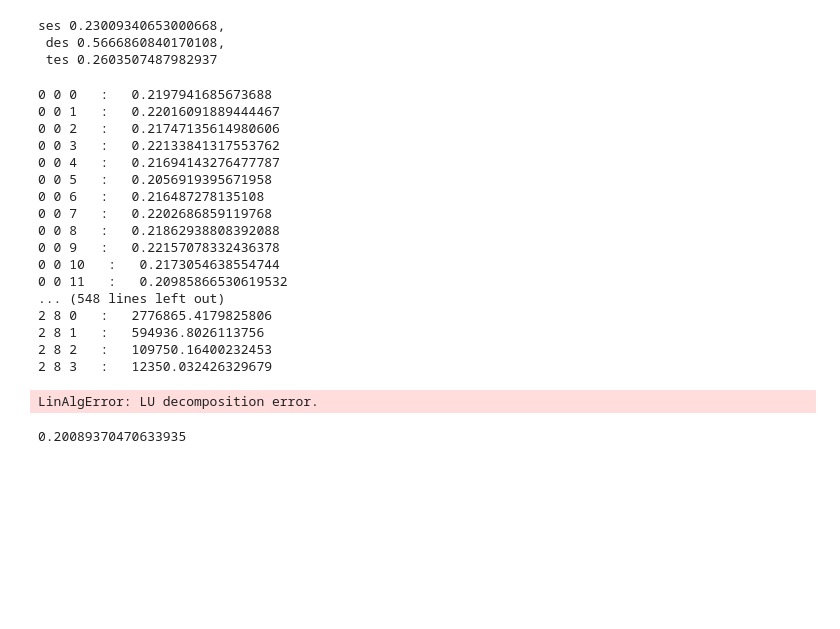
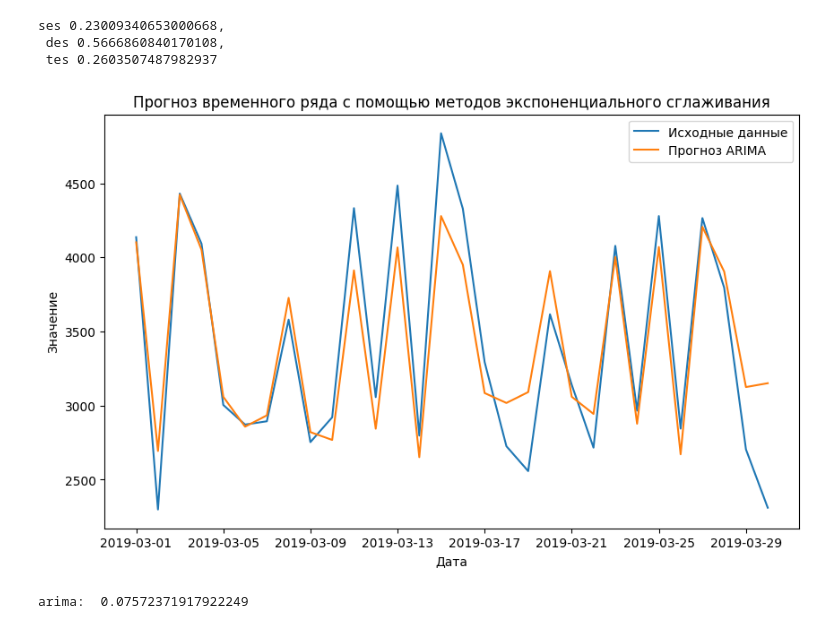
Before and after one commit to Alekbs/art, a Jupyter notebook: task/art.ipynb, the cells around one changed output. Cells and saved outputs as stored; diff of their text form; code cells hidden in the pictures; blank space fills up the shorter version.

```diff
--- a/task/art.ipynb
+++ b/task/art.ipynb
@@ -173,66 +173,40 @@ import warnings
 warnings.filterwarnings("ignore")
 # %%
 from statsmodels.tsa.arima.model import ARIMA
-rm = []
-for i in range(20):
-    for b in range(10):
-        for c in range(20):
-            train = aggregated_data.copy()[:-30]
-            test = aggregated_data.copy()[:30]
-            model=ARIMA(train,order=(i,b,c))
-            model=model.fit()
-            model.summary()
-            start=len(train)
-            end=len(train)+len(test) -1
-            pred=model.predict(start=start,end=end,typ='levels').rename('ARIMA Predictions')
-            a = test.mean()
-            rmse=sqrt(mean_squared_error(pred,aggregated_data[-30:]))
-            rm.append([i, b, c, rmse / a])
-            print(i, b, c, "  :  ", rmse / a)
+
+train = aggregated_data.copy()[:-30]
+test = aggregated_data.copy()[:30]
+model=ARIMA(train,order=(12,0,7))
+model=model.fit()
+model.summary()
+start=len(train)
+end=len(train)+len(test) -1
+pred=model.predict(start=start,end=end,typ='levels').rename('ARIMA Predictions')
 
 
-
-"""# Создание объекта Figure и осей для графика
+# Создание объекта Figure и осей для графика
 fig, ax = plt.subplots(figsize=(10, 6))
 
 # Отображение исходных данных временного ряда
 ax.plot(aggregated_data[-30:].index, aggregated_data[-30:].values, label='Исходные данные')
 
 ax.plot(pred, label='Прогноз ARIMA')
-
 
 # Настройка осей и легенды
 ax.set_xlabel('Дата')
 ax.set_ylabel('Значение')
 ax.set_title('Прогноз временного ряда с помощью методов экспоненциального сглаживания')
 ax.legend()
 
 # Отображение графика
-plt.show()"""
+plt.show()
 # %% [output]
-0 0 0   :   0.2197941685673688
-0 0 1   :   0.22016091889444467
-0 0 2   :   0.21747135614980606
-0 0 3   :   0.22133841317553762
-0 0 4   :   0.21694143276477787
-0 0 5   :   0.2056919395671958
-0 0 6   :   0.216487278135108
-0 0 7   :   0.2202686859119768
-0 0 8   :   0.21862938808392088
-0 0 9   :   0.22157078332436378
-0 0 10   :   0.2173054638554744
-0 0 11   :   0.20985866530619532
-... (548 lines left out)
-2 8 0   :   2776865.4179825806
-2 8 1   :   594936.8026113756
-2 8 2   :   109750.16400232453
-2 8 3   :   12350.032426329679
-LinAlgError: LU decomposition error.
+[figure, added]
 # %%
 from sklearn.metrics import mean_squared_error
 from math import sqrt
 a = test.mean()
 rmse=sqrt(mean_squared_error(pred,aggregated_data[-30:]))
-print(rmse / a)
+print("arima: ", rmse / a)
 # %% [output]
-0.20089370470633935
+arima:  0.07572371917922249
```
Also changed, not shown: parts of 2 cells of this notebook.
